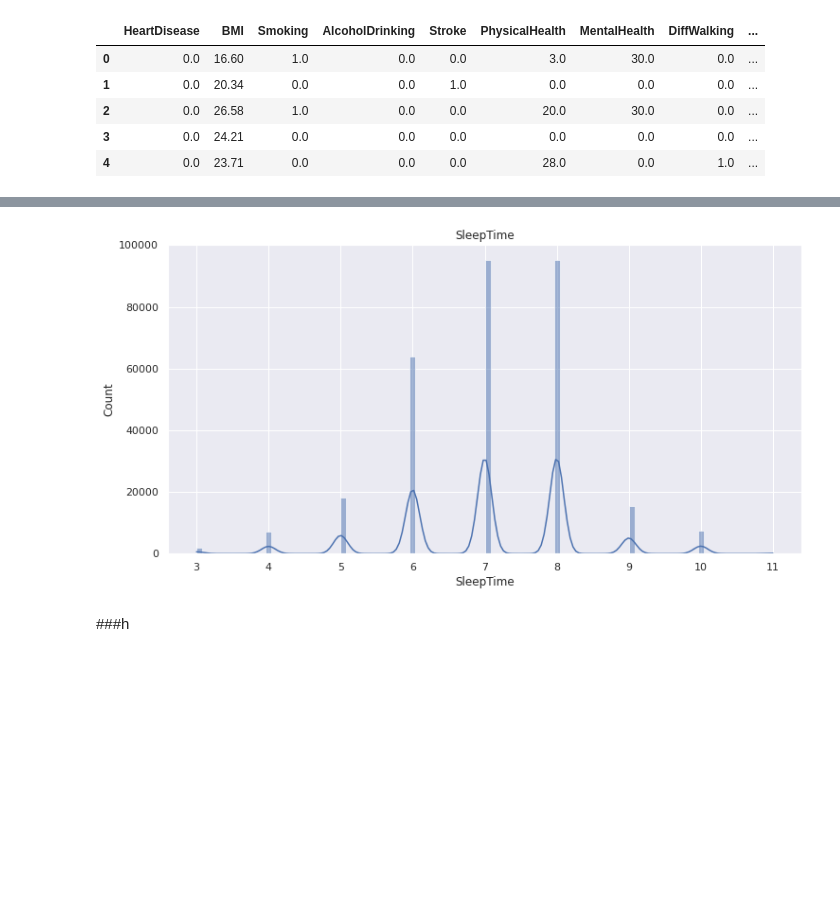
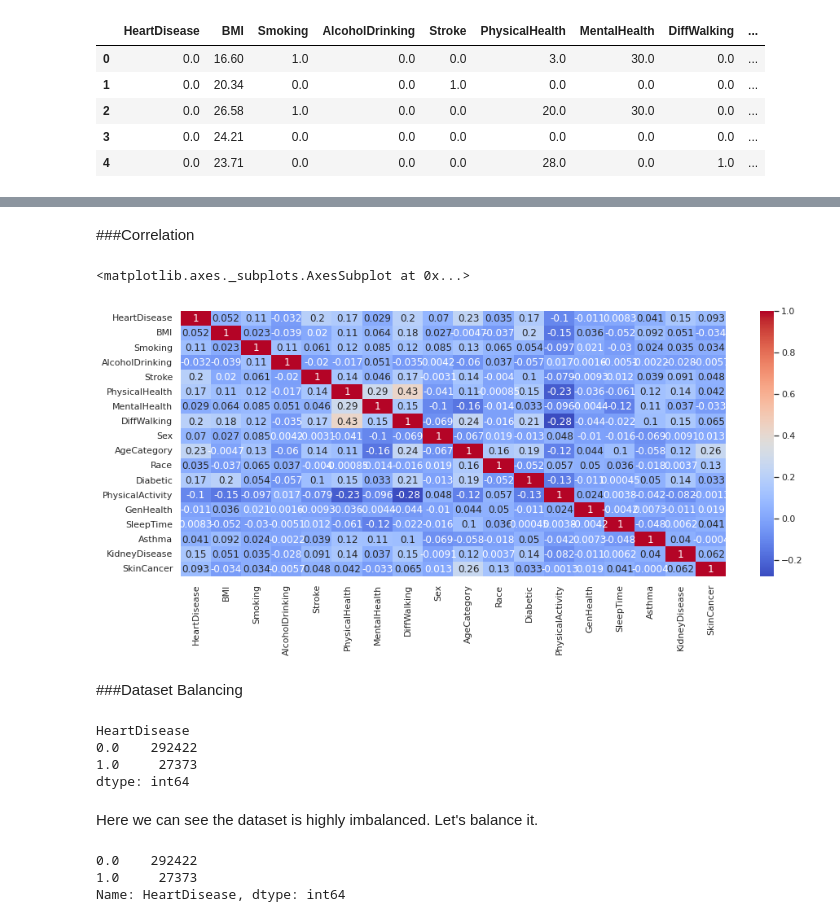
Before and after one commit to absiddik7/Heart_Disease_Prediction, a Jupyter notebook: Heart_Disease_Prediction.ipynb, the cells around one changed output, grey strips where cells are left out. Cells and saved outputs as stored; diff of their text form; code cells hidden in the pictures; blank space fills up the shorter version.

```diff
--- a/Heart_Disease_Prediction.ipynb
+++ b/Heart_Disease_Prediction.ipynb
@@ -185,2 +164,0 @@ Remove Outliers
-# %%
-df.drop(outliers_idx,axis=0,inplace=True)
@@ -196,7 +164,0 @@ plt.show()
-# %%
-sns.set_style('whitegrid')
-sns.set(rc = {'figure.figsize':(12,6)})
-sns.boxplot(x='SleepTime',data=df)
-plt.title('SleepTime')
-plt.ticklabel_format(style='plain', axis='x')
-plt.show()
@@ -218,9 +164,0 @@ Remove Outliers
-# %%
-df.drop(outliers_idx,axis=0,inplace=True)
-# %%
-sns.set_style('whitegrid')
-sns.set(rc = {'figure.figsize':(12,6)})
-sns.boxplot(x='SleepTime',data=df)
-plt.title('SleepTime')
-plt.ticklabel_format(style='plain', axis='x')
-plt.show()
@@ -229,9 +165,20 @@ plt.show()
-# %%
-sns.histplot(df['SleepTime'],kde=True,bins=100)
-plt.title('SleepTime')
-plt.ticklabel_format(style='plain', axis='x')
-plt.show()
-# %% [output]
-[figure, removed]
-# %% [markdown]
-###h
+# %% [markdown]
+###Correlation
+# %%
+sns.set(rc = {'figure.figsize':(15,6)})
+sns.heatmap(df.corr(),annot=True,cmap='coolwarm')
+# %% [output]
+<matplotlib.axes._subplots.AxesSubplot at 0x...>
+[figure, added]
+# %% [markdown]
+###Dataset Balancing
+# %%
+disease = df.groupby('HeartDisease').size()
+disease
+# %% [output]
+HeartDisease
+0.0    292422
+1.0     27373
+dtype: int64
+# %% [markdown]
+Here we can see the dataset is highly imbalanced. Let's balance it.
@@ -237,0 +188,6 @@ plt.show()
+# %%
+y.value_counts()
+# %% [output]
+0.0    292422
+1.0     27373
+Name: HeartDisease, dtype: int64
```
Also changed, not shown: parts of 52 cells of this notebook.
